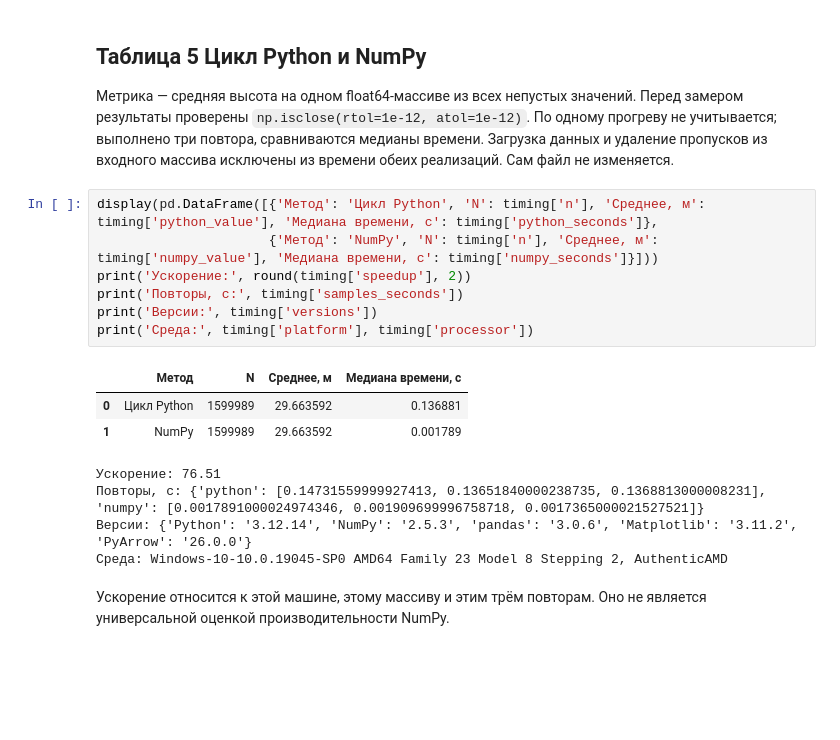
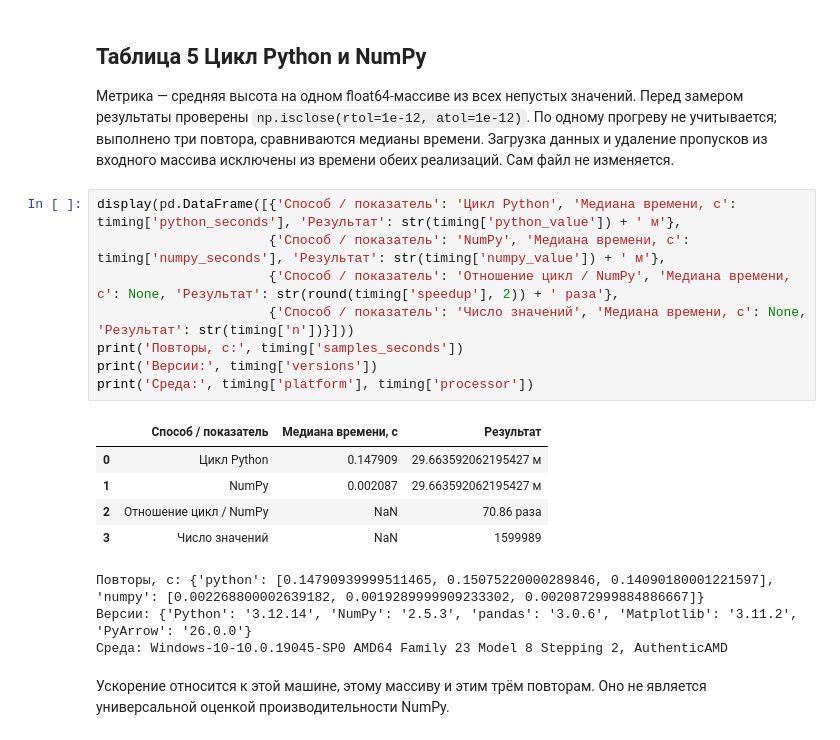
Before and after one commit to cocoaperson/python-lab1-data-cleaning, a Jupyter notebook: notebooks/03_eda.ipynb, the cells around one changed output. Cells and saved outputs as stored; diff of their text form; blank space fills up the shorter version.

```diff
--- a/notebooks/03_eda.ipynb
+++ b/notebooks/03_eda.ipynb
@@ -184,18 +185,20 @@ IQR отмечает 186,965 строк за границами [-36; 60] м; о
 
 Метрика — средняя высота на одном float64-массиве из всех непустых значений. Перед замером результаты проверены `np.isclose(rtol=1e-12, atol=1e-12)`. По одному прогреву не учитывается; выполнено три повтора, сравниваются медианы времени. Загрузка данных и удаление пропусков из входного массива исключены из времени обеих реализаций. Сам файл не изменяется.
 # %%
-display(pd.DataFrame([{'Метод': 'Цикл Python', 'N': timing['n'], 'Среднее, м': timing['python_value'], 'Медиана времени, с': timing['python_seconds']},
-                      {'Метод': 'NumPy', 'N': timing['n'], 'Среднее, м': timing['numpy_value'], 'Медиана времени, с': timing['numpy_seconds']}]))
-print('Ускорение:', round(timing['speedup'], 2))
+display(pd.DataFrame([{'Способ / показатель': 'Цикл Python', 'Медиана времени, с': timing['python_seconds'], 'Результат': str(timing['python_value']) + ' м'},
+                      {'Способ / показатель': 'NumPy', 'Медиана времени, с': timing['numpy_seconds'], 'Результат': str(timing['numpy_value']) + ' м'},
+                      {'Способ / показатель': 'Отношение цикл / NumPy', 'Медиана времени, с': None, 'Результат': str(round(timing['speedup'], 2)) + ' раза'},
+                      {'Способ / показатель': 'Число значений', 'Медиана времени, с': None, 'Результат': str(timing['n'])}]))
 print('Повторы, с:', timing['samples_seconds'])
 print('Версии:', timing['versions'])
 print('Среда:', timing['platform'], timing['processor'])
 # %% [output]
-|  | Метод | N | Среднее, м | Медиана времени, с |
-| 0 | Цикл Python | 1599989 | 29.663592 | 0.136881 |
-| 1 | NumPy | 1599989 | 29.663592 | 0.001789 |
+|  | Способ / показатель | Медиана времени, с | Результат |
+| 0 | Цикл Python | 0.147909 | 29.663592062195427 м |
+| 1 | NumPy | 0.002087 | 29.663592062195427 м |
+| 2 | Отношение цикл / NumPy | NaN | 70.86 раза |
+| 3 | Число значений | NaN | 1599989 |
-Ускорение: 76.51
-Повторы, с: {'python': [0.14731559999927413, 0.13651840000238735, 0.1368813000008231], 'numpy': [0.0017891000024974346, 0.001909699996758718, 0.0017365000021527521]}
+Повторы, с: {'python': [0.14790939999511465, 0.15075220000289846, 0.14090180001221597], 'numpy': [0.002268800002639182, 0.0019289999909233302, 0.0020872999884886667]}
 Версии: {'Python': '3.12.14', 'NumPy': '2.5.3', 'pandas': '3.0.6', 'Matplotlib': '3.11.2', 'PyArrow': '26.0.0'}
 Среда: Windows-10-10.0.19045-SP0 AMD64 Family 23 Model 8 Stepping 2, AuthenticAMD
 # %% [markdown]
```
Also changed, not shown: parts of 1 cell of this notebook, 4 other files.
